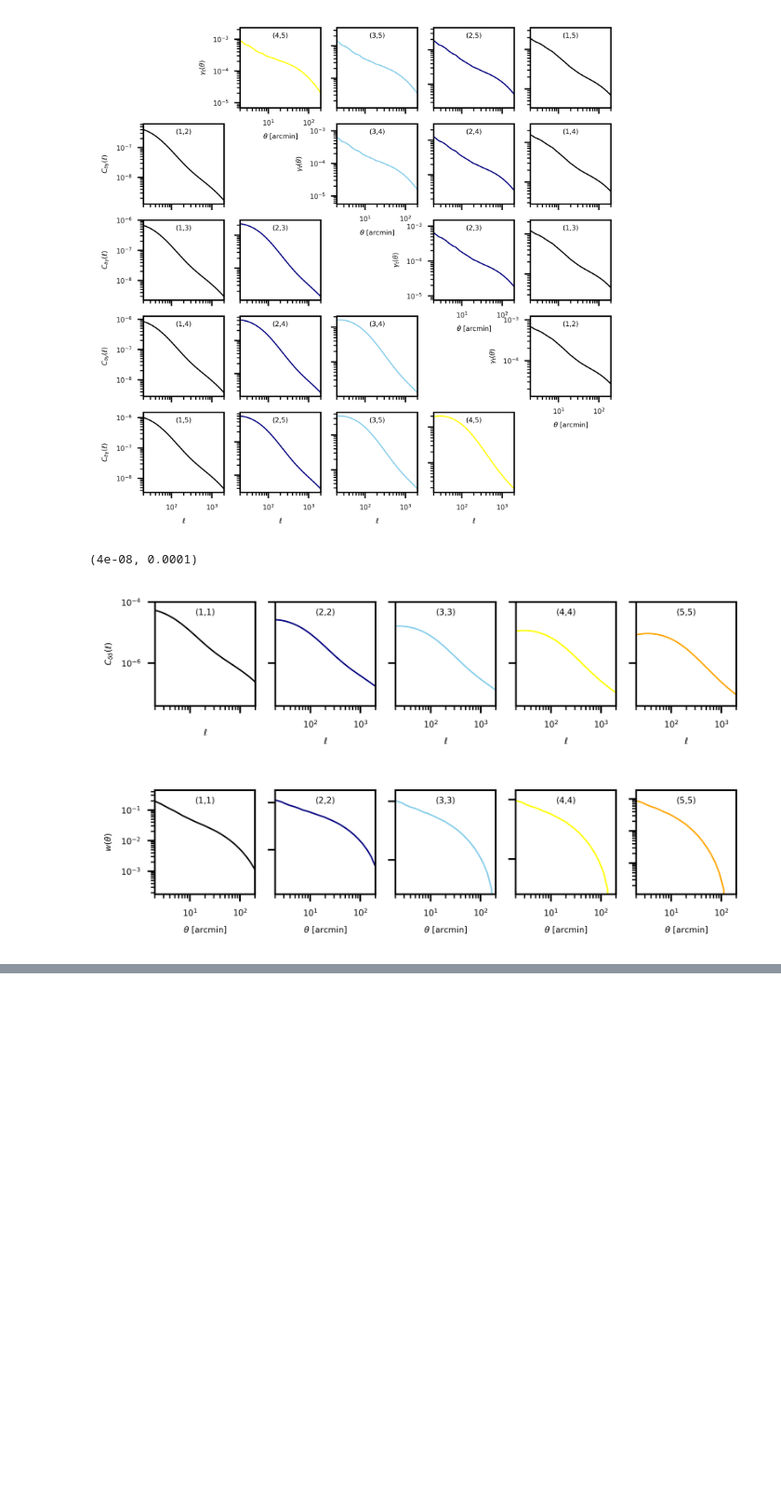
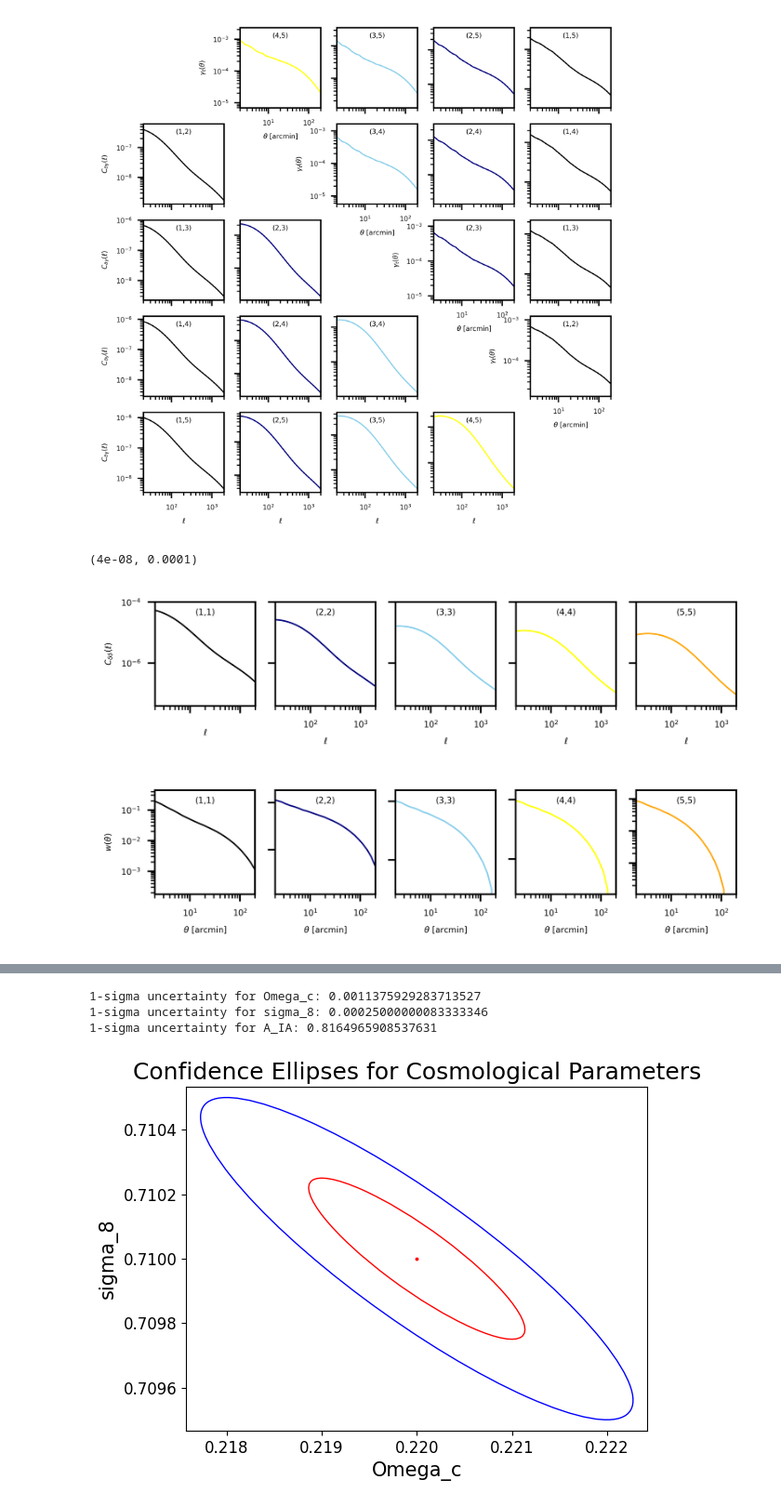
Before and after one commit to sepehrX12/Intrinsic-Alignment-Project, a Jupyter notebook: CCL_LSST.ipynb, the cells around one changed output, grey strips where cells are left out. Shown at 93% size. Cells and saved outputs as stored; diff of their text form; code cells hidden in the pictures; blank space fills up the shorter version.

```diff
--- a/CCL_LSST.ipynb
+++ b/CCL_LSST.ipynb
@@ -1417,0 +1563,76 @@ Fisher Matrix:
+# %%
+import numpy as np
+
+# Example Fisher matrix for 3 parameters
+Fisher_matrix = np.array([
+    [3.4e+6, 13.6e+6, 0.3],
+    [13.6e+6, 70.4e+6, 0.8],
+    [0.3, 0.8, 1.5]
+])
+
+# Parameter names
+param_names = ['Omega_c', 'sigma_8', 'A_IA']
+
+# Invert the Fisher matrix to get the covariance matrix
+cov_matrix = np.linalg.inv(Fisher_matrix)
+
+# Extract variances (diagonal elements)
+variances = np.diag(cov_matrix)
+uncertainties = np.sqrt(variances)
+
+# Print uncertainties for each parameter
+for param, uncertainty in zip(param_names, uncertainties):
+    print(f"1-sigma uncertainty for {param}: {uncertainty}")
+
+import matplotlib.pyplot as plt
+from matplotlib.patches import Ellipse
+import matplotlib.transforms as transforms
+
+def plot_confidence_ellipse(mean, cov, ax, n_std=1.0, facecolor='none', **kwargs):
+    """
+    Create a plot of the covariance confidence ellipse.
+    """
+    pearson = cov[0, 1] / np.sqrt(cov[0, 0] * cov[1, 1])
+    ell_radius_x = np.sqrt(1 + pearson)
+    ell_radius_y = np.sqrt(1 - pearson)
+    ellipse = Ellipse((0, 0),
+                      width=ell_radius_x * 2,
+                      height=ell_radius_y * 2,
+                      facecolor=facecolor,
+                      **kwargs)
+
+    scale_x = np.sqrt(cov[0, 0]) * n_std
+    scale_y = np.sqrt(cov[1, 1]) * n_std
+    transf = transforms.Affine2D() \
+        .rotate_deg(45) \
+        .scale(scale_x, scale_y) \
+        .translate(mean[0], mean[1])
+
+    ellipse.set_transform(transf + ax.transData)
+    return ax.add_patch(ellipse)
+
+# Parameters for the plot
+params_to_plot = ['Omega_c', 'sigma_8']  # Choose two parameters to plot
+indices = [param_names.index(param) for param in params_to_plot]
+
+# Extract means and covariance submatrix for the selected parameters
+mean = [0.22, 0.71]
+cov_submatrix = cov_matrix[np.ix_(indices, indices)]
+
+fig, ax = plt.subplots()
+
+# Plot 1-sigma and 2-sigma ellipses
+plot_confidence_ellipse(mean, cov_submatrix, ax, n_std=1, edgecolor='red')
+plot_confidence_ellipse(mean, cov_submatrix, ax, n_std=2, edgecolor='blue')
+
+ax.scatter(mean[0], mean[1], c='red', s=3)
+ax.set_xlabel(params_to_plot[0])
+ax.set_ylabel(params_to_plot[1])
+
+ax.set_title('Confidence Ellipses for Cosmological Parameters')
+plt.show()
+# %% [output]
+1-sigma uncertainty for Omega_c: 0.0011375929283713527
+1-sigma uncertainty for sigma_8: 0.00025000000083333346
+1-sigma uncertainty for A_IA: 0.8164965908537631
+[figure, added]
```
Also changed, not shown: parts of 19 cells of this notebook.
